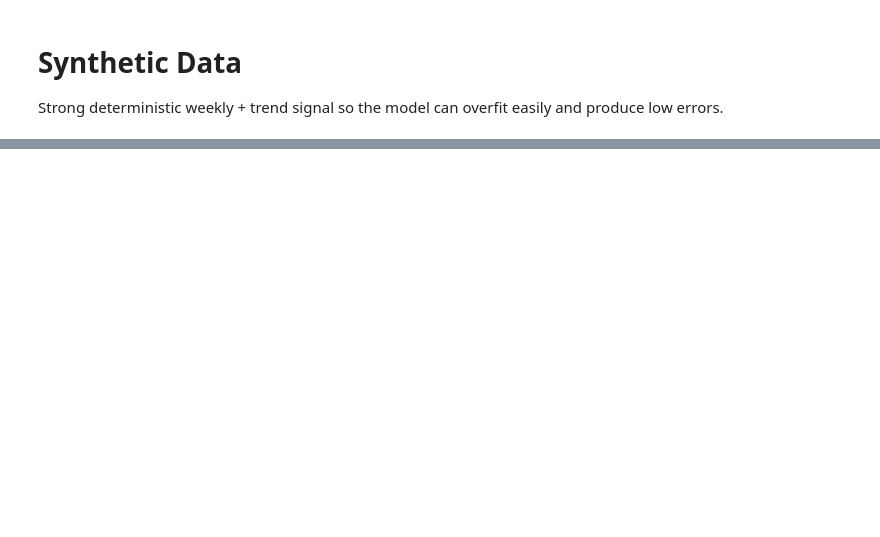
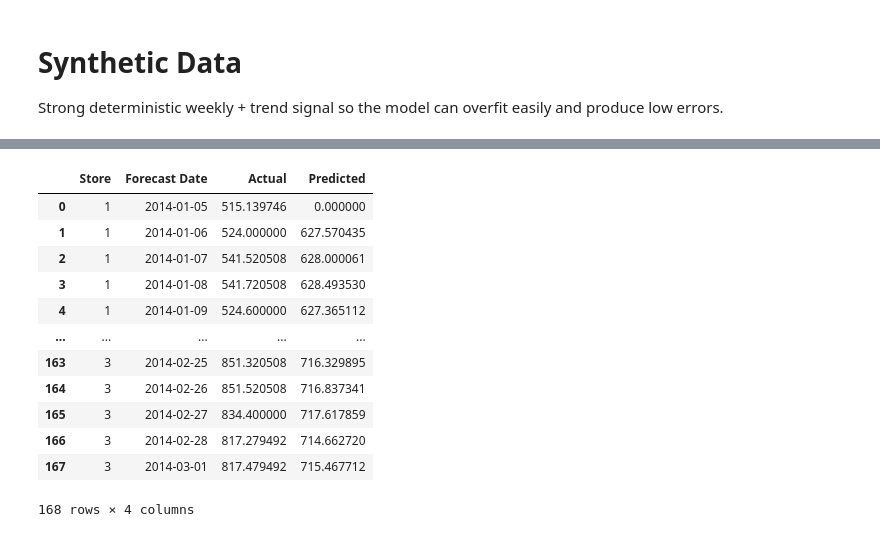
Before and after one commit to Miltos-90/Rossmann_Store_Sales_Forecasting, a Jupyter notebook: test_pipeline.ipynb, the cells around one changed output, grey strips where cells are left out. Cells and saved outputs as stored; diff of their text form; code cells hidden in the pictures; blank space fills up the shorter version.

```diff
--- a/test_pipeline.ipynb
+++ b/test_pipeline.ipynb
@@ -394,19 +179,0 @@ return
-# %%
-print("Building features …")
-df  = attach_store_data(train.copy(), stores.copy())
-df['Sales'] = df['Sales'].apply(np.log1p)
-
-X  = make_features(df, C.LAGS, C.ROLL_WINDOWS, C.DIFFS)
-y   = make_targets(df[["Date", "Store", "Sales"]], horizon=FORECAST_HORIZON)
-X, y = drop_closed(X, y)
-X, y = drop_null_targets(X, y)
-
-print(f"X: {X.shape}   y: {y.shape}")
-print(f"Unique dates: {X.index.get_level_values('Date').nunique()}   "
-      f"Stores: {sorted(X.index.get_level_values('Store').unique().tolist())}")
-
-# Run nested CV
-print("\nRunning nested CV …")
-nested_cv(X, y, cv_config, study_config)
-
-# TODO: Cleanup nested_cv, return all predictions in the same format as the actuals.
@@ -490,0 +243,16 @@ plt.savefig(os.path.join(ARTIFACT_DIR, "predictions.png"))
+# %%
+comp
+# %% [output]
+|  | Store | Forecast Date | Actual | Predicted |
+| 0 | 1 | 2014-01-05 | 515.139746 | 0.000000 |
+| 1 | 1 | 2014-01-06 | 524.000000 | 627.570435 |
+| 2 | 1 | 2014-01-07 | 541.520508 | 628.000061 |
+| 3 | 1 | 2014-01-08 | 541.720508 | 628.493530 |
+| 4 | 1 | 2014-01-09 | 524.600000 | 627.365112 |
+| ... | ... | ... | ... | ... |
+| 163 | 3 | 2014-02-25 | 851.320508 | 716.329895 |
+| 164 | 3 | 2014-02-26 | 851.520508 | 716.837341 |
+| 165 | 3 | 2014-02-27 | 834.400000 | 717.617859 |
+| 166 | 3 | 2014-02-28 | 817.279492 | 714.662720 |
+| 167 | 3 | 2014-03-01 | 817.479492 | 715.467712 |
+168 rows × 4 columns
```
Also changed, not shown: parts of 11 cells of this notebook, 4 other files.
